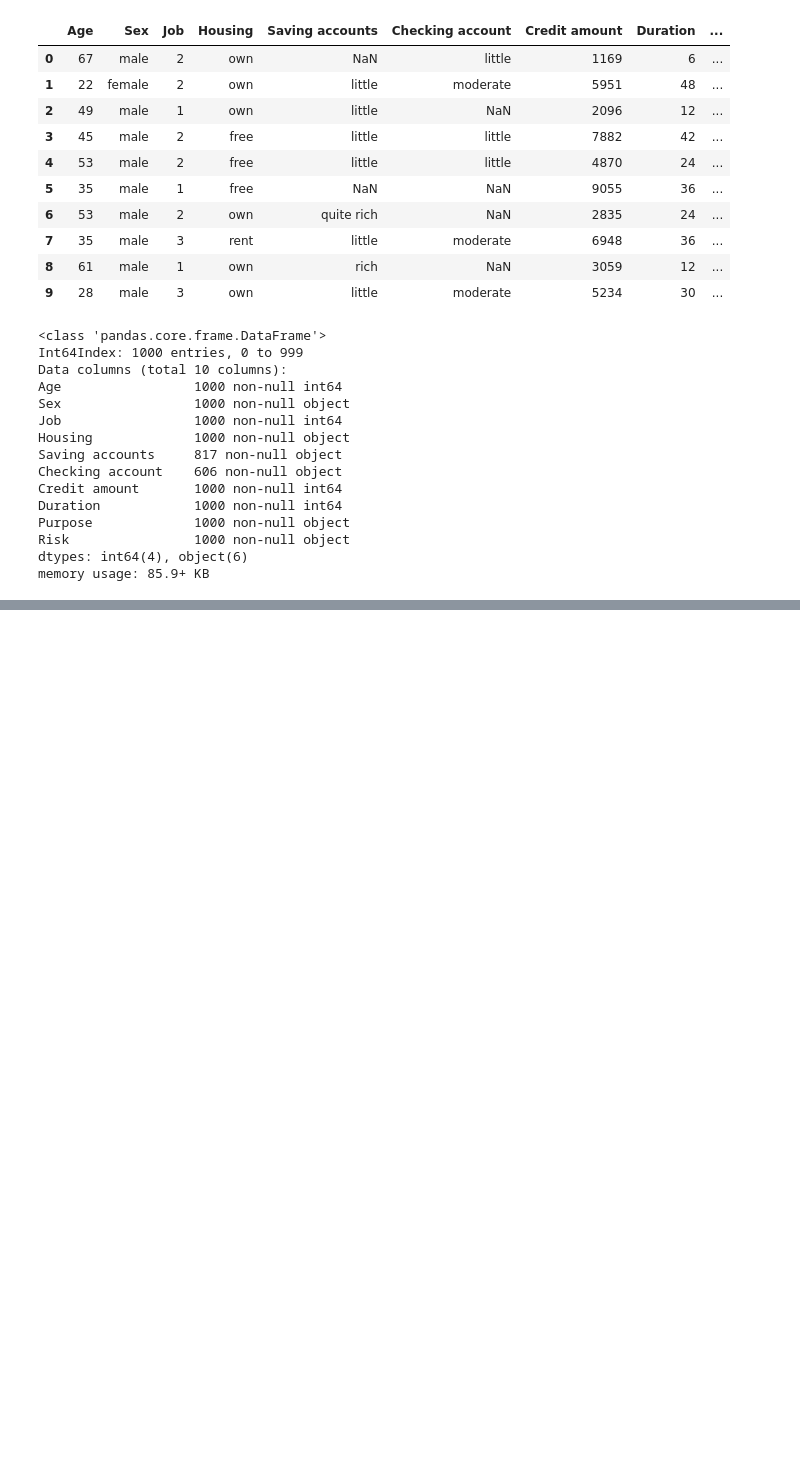
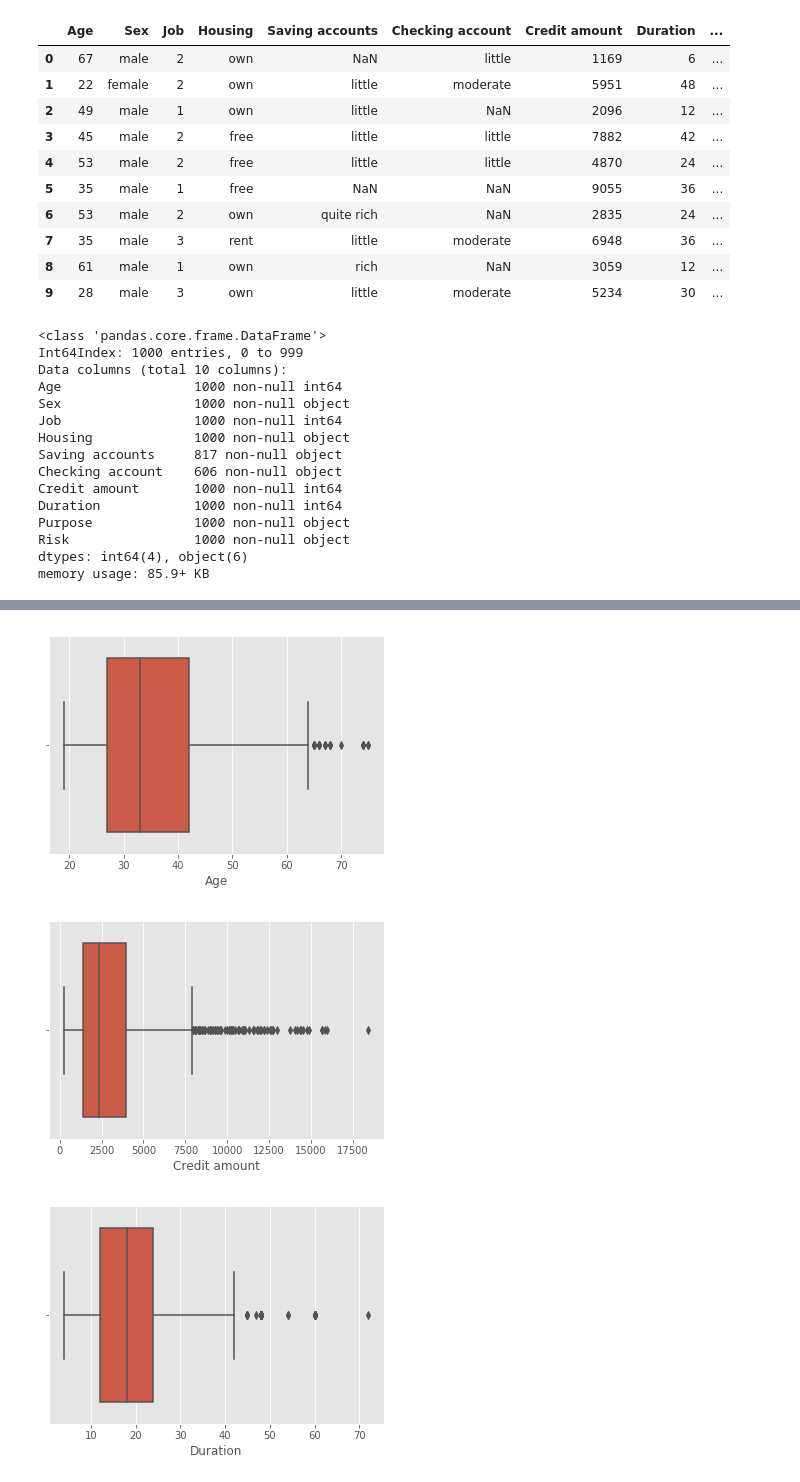
Before and after one commit to EbinAbraham/German-Credit-Classification-Python, a Jupyter notebook: GermanCreditClassification.ipynb, the cells around one changed output, grey strips where cells are left out. Saved outputs shown, nothing was run; the diff lists cells and outputs as text; code cells hidden in the pictures; blank space fills up the shorter version.

```diff
--- a/GermanCreditClassification.ipynb
+++ b/GermanCreditClassification.ipynb
@@ -4,5 +7,5 @@ import numpy as np
 # %%
-df=pd.read_csv('german_credit_data.csv',index_col=0)
+df=pd.read_csv('D:/jupyter/german_credit_data.csv',index_col=0)
 df.head(10)
 # %% [output]
 |  | Age | Sex | Job | Housing | Saving accounts | Checking account | Credit amount | Duration | ... |
@@ -37,18 +40,4 @@ memory usage: 85.9+ KB
 # %%
 #Changing NaN to other value for processing
 
-df=df.fillna("aa")
+df=df.fillna("nval")
-# %%
-#Preprocessing-Label encoding
-
-from sklearn.preprocessing import LabelEncoder
-
-labenc=LabelEncoder()
-df['Sex']=labenc.fit_transform(df['Sex'])
-df['Housing']=labenc.fit_transform(df['Housing'])
-df['Saving accounts']=df['Saving accounts'].astype(str)
-df['Saving accounts']=labenc.fit_transform(df['Saving accounts'])
-df['Checking account']=df['Checking account'].astype(str)
-df['Checking account']=labenc.fit_transform(df['Checking account'])
-df['Purpose']=labenc.fit_transform(df['Purpose'])
-df['Risk']=labenc.fit_transform(df['Risk'])
@@ -54,0 +61,14 @@ df['Risk']=labenc.fit_transform(df['Risk'])
+# %%
+# Checking Outliers
+
+plt.style.use('ggplot')
+sns.boxplot(df['Age'])
+plt.show()
+sns.boxplot(df['Credit amount'])
+plt.show()
+sns.boxplot(df['Duration'])
+plt.show()
+# %% [output]
+[figure, added]
+[figure, added]
+[figure, added]
```
Also changed, not shown: parts of 21 cells of this notebook, 1 other file.
